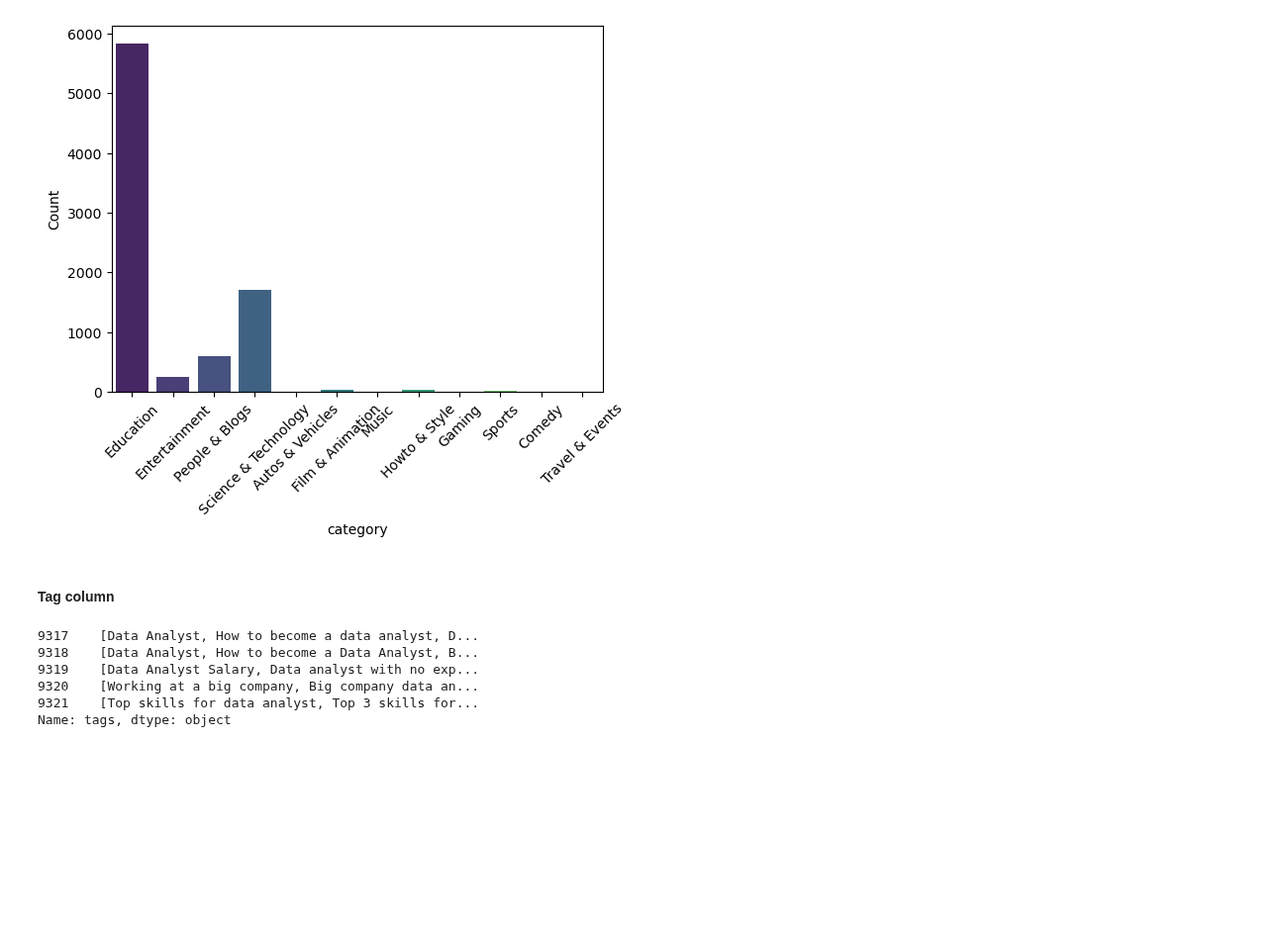
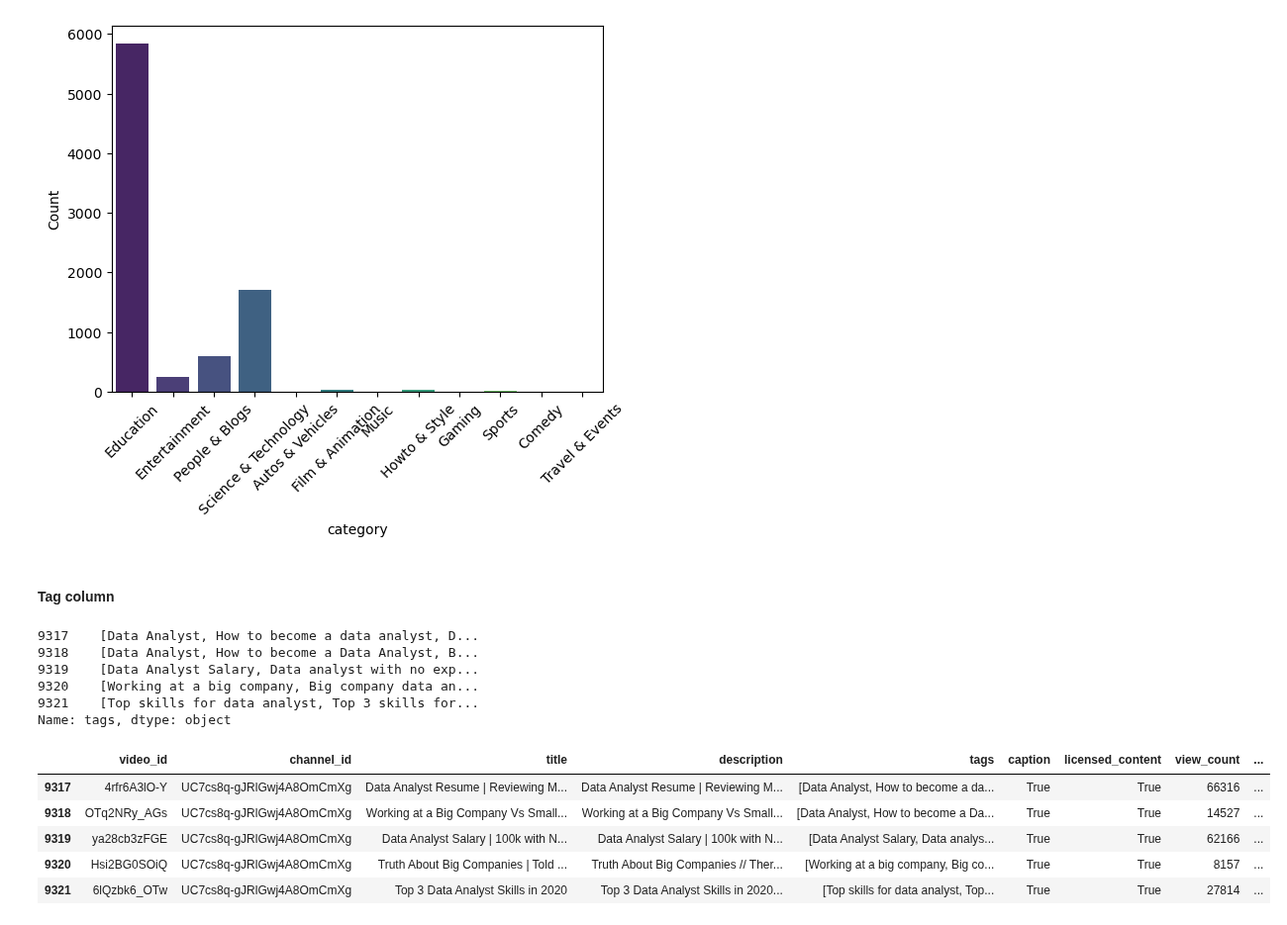
Before and after one commit to LHide14/YouTube-Analytics, a Jupyter notebook: Analytics_EDA.ipynb, the cells around one changed output. Shown at 99% size. Saved outputs shown, nothing was run; the diff lists cells and outputs as text; code cells hidden in the pictures; blank space fills up the shorter version.

```diff
--- a/Analytics_EDA.ipynb
+++ b/Analytics_EDA.ipynb
@@ -276,6 +276,15 @@ Name: tags, dtype: object
 # merge similar tags
 # case and whitespace check
 # use set() and lower()
+# %%
+df.tail()
+# %% [output]
+|  | video_id | channel_id | title | description | tags | caption | licensed_content | view_count | ... |
+| 9317 | 4rfr6A3lO-Y | UC7cs8q-gJRlGwj4A8OmCmXg | Data Analyst Resume | Reviewing M... | Data Analyst Resume | Reviewing M... | [Data Analyst, How to become a da... | True | True | 66316 | ... |
+| 9318 | OTq2NRy_AGs | UC7cs8q-gJRlGwj4A8OmCmXg | Working at a Big Company Vs Small... | Working at a Big Company Vs Small... | [Data Analyst, How to become a Da... | True | True | 14527 | ... |
+| 9319 | ya28cb3zFGE | UC7cs8q-gJRlGwj4A8OmCmXg | Data Analyst Salary | 100k with N... | Data Analyst Salary | 100k with N... | [Data Analyst Salary, Data analys... | True | True | 62166 | ... |
+| 9320 | Hsi2BG0SOiQ | UC7cs8q-gJRlGwj4A8OmCmXg | Truth About Big Companies | Told ... | Truth About Big Companies // Ther... | [Working at a big company, Big co... | True | True | 8157 | ... |
+| 9321 | 6lQzbk6_OTw | UC7cs8q-gJRlGwj4A8OmCmXg | Top 3 Data Analyst Skills in 2020 | Top 3 Data Analyst Skills in 2020... | [Top skills for data analyst, Top... | True | True | 27814 | ... |
 # %%
 # store unique tag count across df
 unique_tag_count = {}
```
Also changed, not shown: parts of 12 cells of this notebook.
